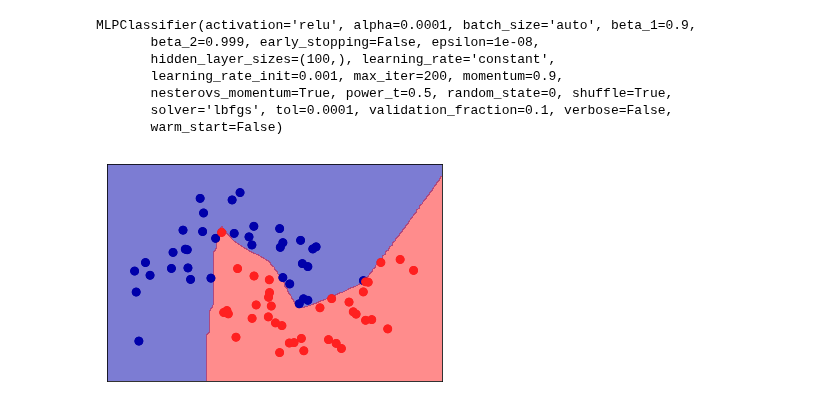
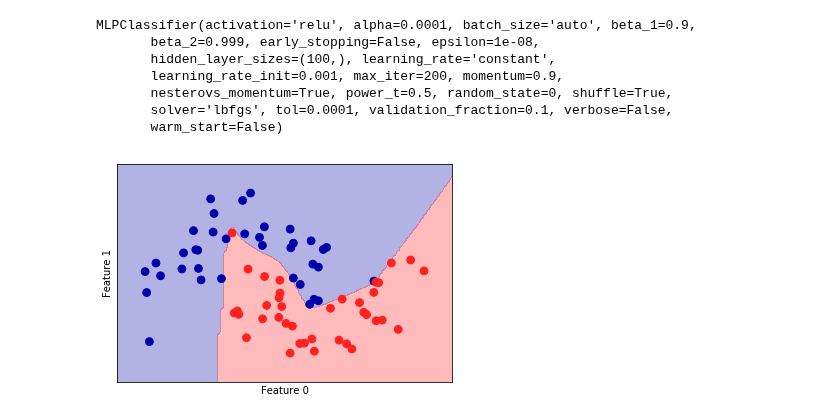
Before and after one commit to rodsveiga/ML_with_Python-Study_notes, a Jupyter notebook: Supervised_Learning.ipynb, the cells around one changed output. Drawn from its saved outputs; the diff is of its cells as text; code cells hidden in the pictures.

```diff
--- a/Supervised_Learning.ipynb
+++ b/Supervised_Learning.ipynb
@@ -1774,10 +1778,12 @@ MLPClassifier(activation='relu', alpha=0.0001, batch_size='auto', beta_1=0.9,
 # %%
 mlp = MLPClassifier(solver='lbfgs', random_state=0).fit(X_train, y_train)
 mglearn.plots.plot_2d_separator(mlp, X_train, fill=True, alpha=.3)
 plt.scatter(X_train[:, 0], X_train[:, 1], c=y_train, s=60, cmap=mglearn.cm2)
+plt.xlabel("Feature 0")
+plt.ylabel("Feature 1")
 plt.show()
 
 # The neural network learned a very nonlinear but relatively smooth
 # decision boundary.
 # %% [output]
-[figure, old version]
+[figure, new version]
```
Also changed, not shown: parts of 20 cells of this notebook.
